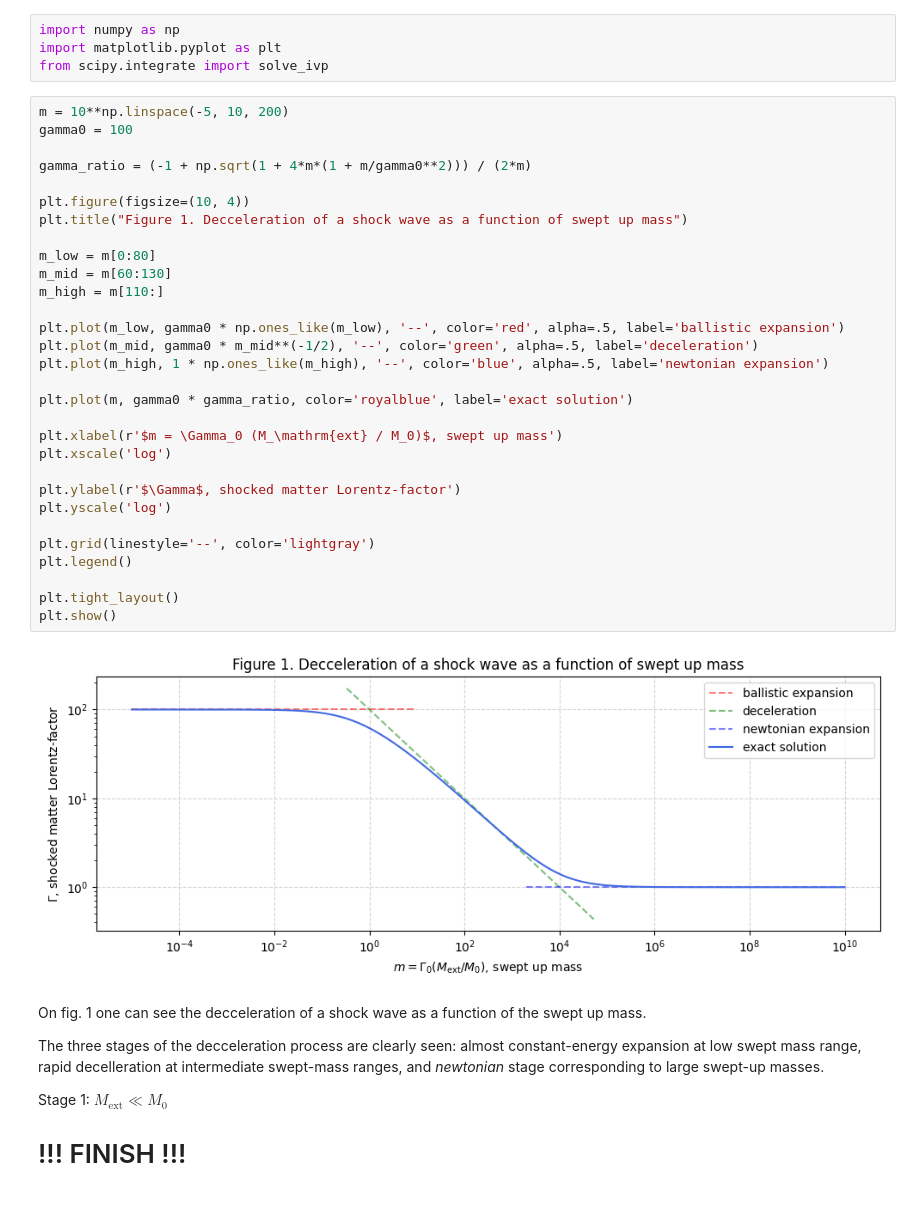
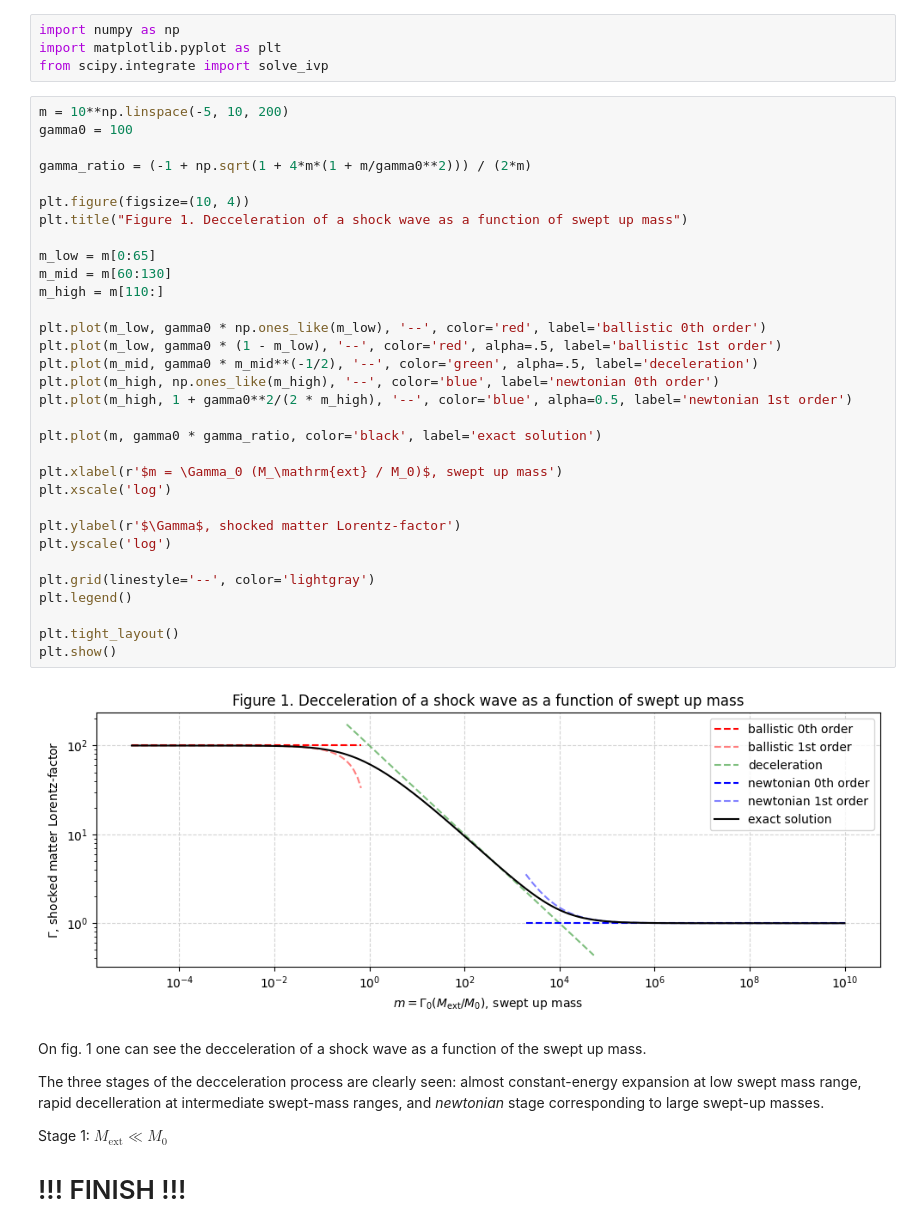
Before and after one commit to KleimenovM/GRBRemnant, a Jupyter notebook: Kleimenov_Schwenkreis_-_Gamma-ray_birsts.ipynb, the cells around one changed output. Saved outputs shown, nothing was run; the diff lists cells and outputs as text.

```diff
--- a/Kleimenov_Schwenkreis_-_Gamma-ray_birsts.ipynb
+++ b/Kleimenov_Schwenkreis_-_Gamma-ray_birsts.ipynb
@@ -107,35 +107,37 @@ from scipy.integrate import solve_ivp
 # %%
 m = 10**np.linspace(-5, 10, 200)
 gamma0 = 100
 
 gamma_ratio = (-1 + np.sqrt(1 + 4*m*(1 + m/gamma0**2))) / (2*m)
 
 plt.figure(figsize=(10, 4))
 plt.title("Figure 1. Decceleration of a shock wave as a function of swept up mass")
 
-m_low = m[0:80]
+m_low = m[0:65]
 m_mid = m[60:130]
 m_high = m[110:]
 
-plt.plot(m_low, gamma0 * np.ones_like(m_low), '--', color='red', alpha=.5, label='ballistic expansion')
+plt.plot(m_low, gamma0 * np.ones_like(m_low), '--', color='red', label='ballistic 0th order')
+plt.plot(m_low, gamma0 * (1 - m_low), '--', color='red', alpha=.5, label='ballistic 1st order')
 plt.plot(m_mid, gamma0 * m_mid**(-1/2), '--', color='green', alpha=.5, label='deceleration')
-plt.plot(m_high, 1 * np.ones_like(m_high), '--', color='blue', alpha=.5, label='newtonian expansion')
+plt.plot(m_high, np.ones_like(m_high), '--', color='blue', label='newtonian 0th order')
+plt.plot(m_high, 1 + gamma0**2/(2 * m_high), '--', color='blue', alpha=0.5, label='newtonian 1st order')
 
-plt.plot(m, gamma0 * gamma_ratio, color='royalblue', label='exact solution')
+plt.plot(m, gamma0 * gamma_ratio, color='black', label='exact solution')
 
 plt.xlabel(r'$m = \Gamma_0 (M_\mathrm{ext} / M_0)$, swept up mass')
 plt.xscale('log')
 
 plt.ylabel(r'$\Gamma$, shocked matter Lorentz-factor')
 plt.yscale('log')
 
 plt.grid(linestyle='--', color='lightgray')
 plt.legend()
 
 plt.tight_layout()
 plt.show()
 # %% [output]
-[figure, old version]
+[figure, new version]
 # %% [markdown]
 On fig. 1 one can see the decceleration of a shock wave as a function of the swept up mass.
 
```
Also changed, not shown: parts of 20 cells of this notebook.
